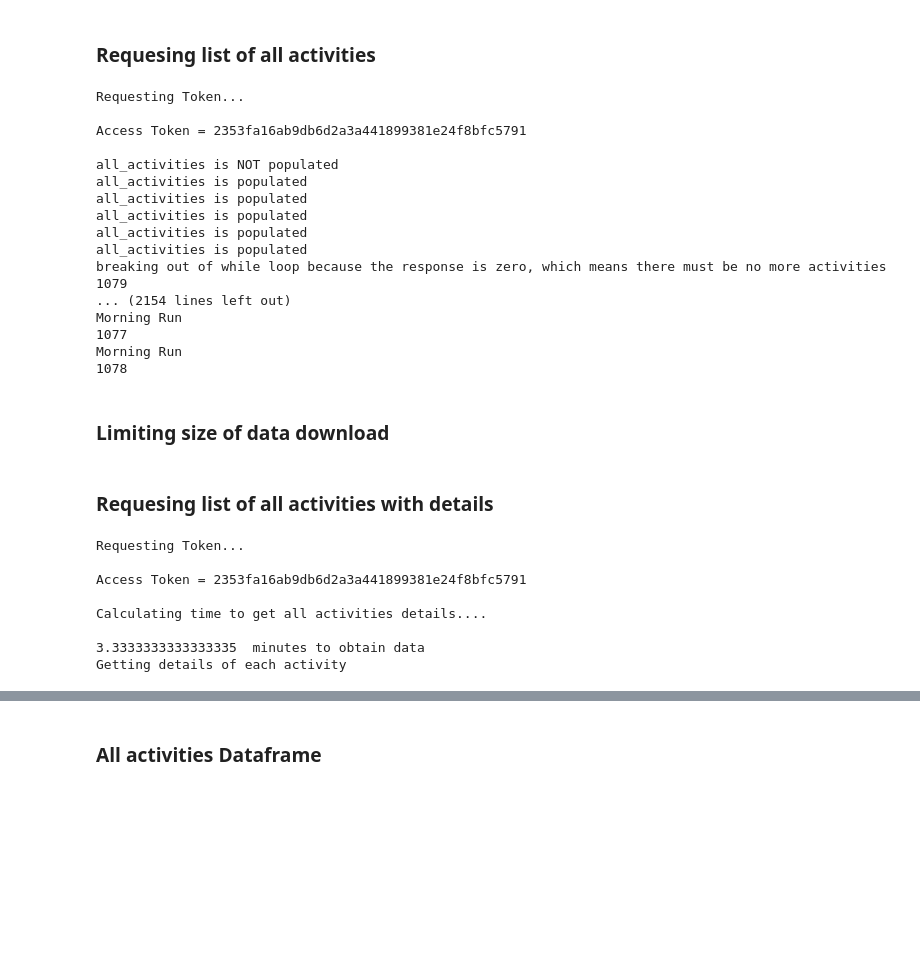
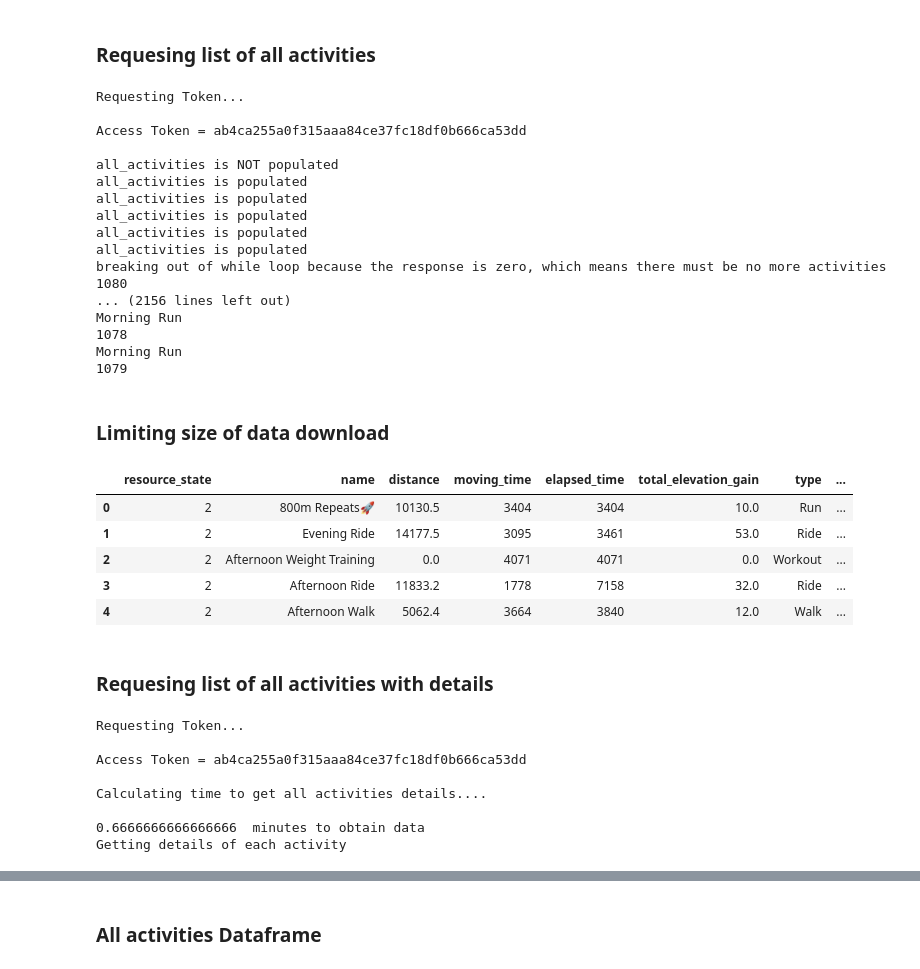
Before and after one commit to lowickib/Strava-Analytics, a Jupyter notebook: Strava_Analytics.ipynb, the cells around one changed output, grey strips where cells are left out. Cells and saved outputs as stored; diff of their text form; code cells hidden in the pictures; blank space fills up the shorter version.

```diff
--- a/Strava_Analytics.ipynb
+++ b/Strava_Analytics.ipynb
@@ -68,11 +76,11 @@ for count, activity in enumerate(all_activities):
     print(activity['name'])
     print(count)
 
-all_activities_df = pd.DataFrame(all_activities)
+all_activities_df = pd.json_normalize(all_activities, sep='_')
 # %% [output]
 Requesting Token...
 
-Access Token = 2353fa16ab9db6d2a3a441899381e24f8bfc5791
+Access Token = ab4ca255a0f315aaa84ce37fc18df0b666ca53dd
 
 all_activities is NOT populated
 all_activities is populated
@@ -81,12 +89,12 @@ all_activities is populated
 all_activities is populated
 all_activities is populated
 breaking out of while loop because the response is zero, which means there must be no more activities
-1079
-... (2154 lines left out)
-Morning Run
-1077
+1080
+... (2156 lines left out)
 Morning Run
 1078
+Morning Run
+1079
 # %% [markdown]
 ### Limiting size of data download
 # %%
@@ -94,4 +102,13 @@ top_n = 25
 all_activities_df = all_activities_df.iloc[:top_n]
+# %%
+all_activities_df.head()
+# %% [output]
+|  | resource_state | name | distance | moving_time | elapsed_time | total_elevation_gain | type | ... |
+| 0 | 2 | 800m Repeats🚀 | 10130.5 | 3404 | 3404 | 10.0 | Run | ... |
+| 1 | 2 | Evening Ride | 14177.5 | 3095 | 3461 | 53.0 | Ride | ... |
+| 2 | 2 | Afternoon Weight Training | 0.0 | 4071 | 4071 | 0.0 | Workout | ... |
+| 3 | 2 | Afternoon Ride | 11833.2 | 1778 | 7158 | 32.0 | Ride | ... |
+| 4 | 2 | Afternoon Walk | 5062.4 | 3664 | 3840 | 12.0 | Walk | ... |
 # %% [markdown]
 ### Requesing list of all activities with details
 # %%
@@ -116,12 +133,14 @@ for index, row in tqdm(all_activities_df.iterrows(), total=all_activities_df.sha
         time.sleep(random.randint(7, 9))
     except requests.exception.RequestException as e:
         raise SystemExit(e)
+
+all_activities_details_df = pd.json_normalize(all_activities_details, sep='_')
 # %% [output]
 Requesting Token...
 
-Access Token = 2353fa16ab9db6d2a3a441899381e24f8bfc5791
+Access Token = ab4ca255a0f315aaa84ce37fc18df0b666ca53dd
 
 Calculating time to get all activities details....
 
-3.3333333333333335  minutes to obtain data
+0.6666666666666666  minutes to obtain data
 Getting details of each activity
```
Also changed, not shown: parts of 11 cells of this notebook.
